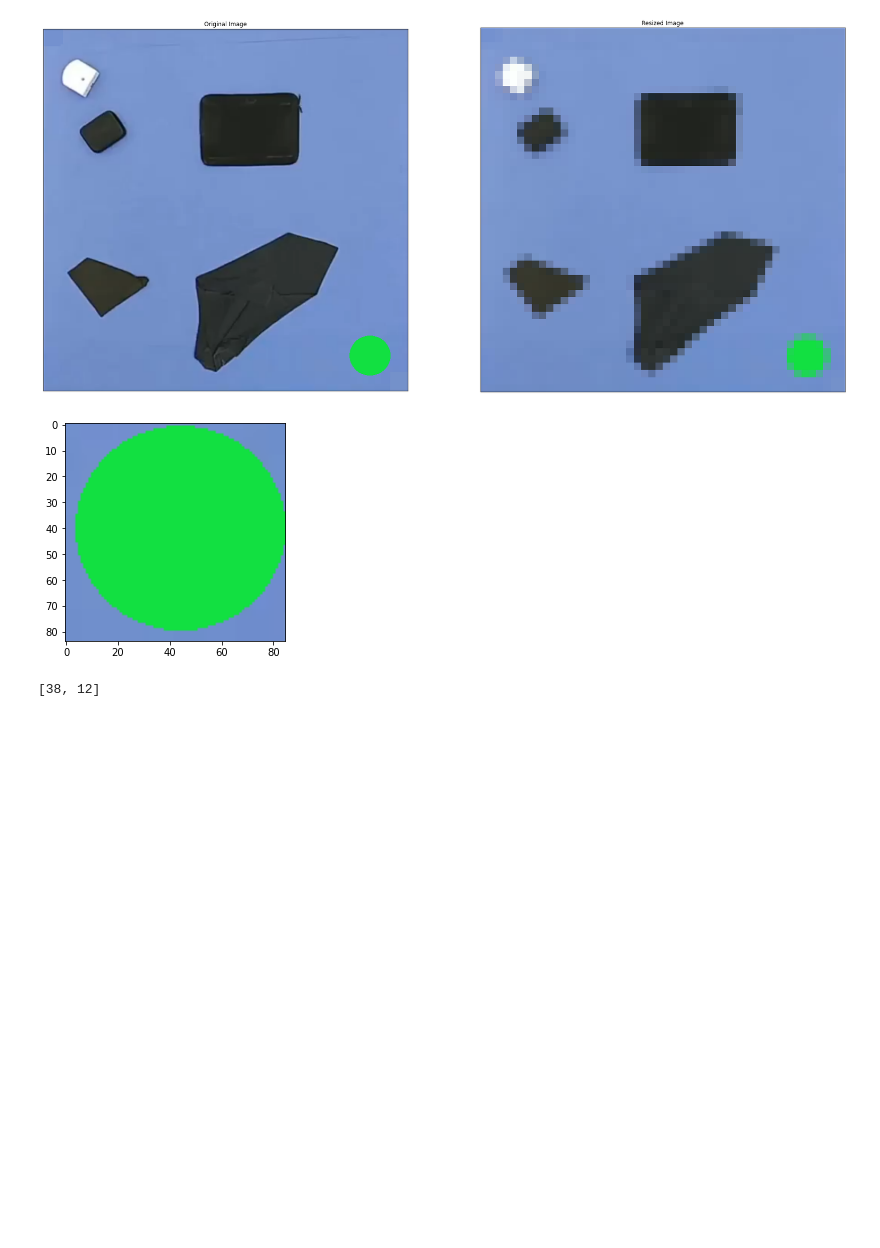
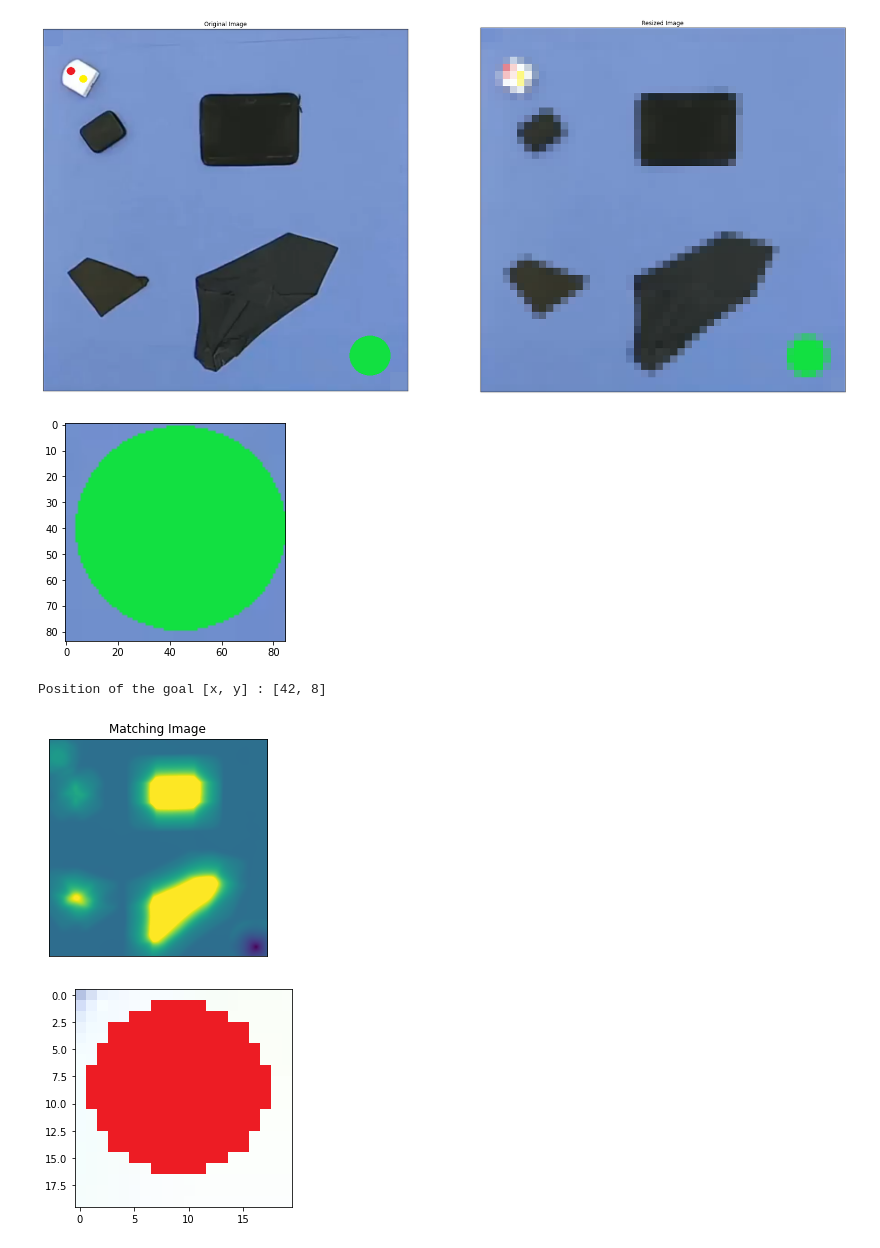
Before and after one commit to jaiswalharsh/BOMR_2020, a Jupyter notebook: Template_matching.ipynb, the cells around one changed output. Drawn from its saved outputs; the diff is of its cells as text; code cells hidden in the pictures; blank space fills up the shorter version.

```diff
--- a/Template_matching.ipynb
+++ b/Template_matching.ipynb
@@ -1,44 +1,97 @@
 # %%
 import cv2
+import math
 import numpy as np
 from matplotlib import pyplot as plt
 from matplotlib import colors
 
 MAP_SIZE = 50
 
-filename = 'input_picture.png'
+filename = 'input_picture_2.png'
 img = cv2.imread(filename, cv2.IMREAD_COLOR)
 original_height, original_width = img.shape[:2]
 
 
 resized = cv2.resize(img, (MAP_SIZE,MAP_SIZE), interpolation = cv2.INTER_AREA)
 plt.figure(figsize=(30,50))
 plt.subplot(121),plt.imshow(img[:,:,::-1])
 plt.title('Original Image'), plt.xticks([]), plt.yticks([])
 plt.subplot(122),plt.imshow(resized[:,:,::-1])
 plt.title('Resized Image'), plt.xticks([]), plt.yticks([])
 
 plt.show
 
-template = img[605:689,600:685,:]
+##################### GOAL ##########################
+template_goal = img[605:689,600:685,:]
 plt.figure()
-plt.imshow(template[:,:,::-1])
+plt.imshow(template_goal[:,:,::-1])
 plt.show()
 
-c, w, h  = template.shape[::-1]
-res = cv2.matchTemplate(img,template,cv2.TM_CCOEFF_NORMED)
+#c, w, h  = template_goal.shape[::-1]
+res = cv2.matchTemplate(img,template_goal,cv2.TM_SQDIFF_NORMED)
 min_val, max_val, min_loc, max_loc = cv2.minMaxLoc(res)
+
+plt.imshow(res)
+plt.title('Matching Image'), plt.xticks([]), plt.yticks([])
 
 goal = min_loc
 x_goal=int(np.round(goal[0]*MAP_SIZE/original_width))
 y_goal=MAP_SIZE-int(np.round(goal[1]*MAP_SIZE/original_height)) #confirm height and width
+goal = [x_goal, y_goal]
+print("Position of the goal [x, y] :", goal)
 
-goal = [x_goal, y_goal]
-print(goal)
+##################### ROBOT ##########################
+template_red_point = img[75:95,45:65,:]
+plt.figure()
+plt.imshow(template_red_point[:,:,::-1])
+plt.show()
+
+res = cv2.matchTemplate(img,template_red_point,cv2.TM_SQDIFF_NORMED)
+min_val, max_val, min_loc, max_loc = cv2.minMaxLoc(res)
 
 plt.imshow(res)
 plt.title('Matching Image'), plt.xticks([]), plt.yticks([])
+
+red = [min_loc[0], min_loc[1]]
+red[1] = original_height-red[1]
+#print("Position of the red point [x, y] :", red)
+
+
+template_yellow_point = img[90:110,70:90,:]
+plt.figure()
+plt.imshow(template_yellow_point[:,:,::-1])
+plt.show()
+
+res = cv2.matchTemplate(img,template_yellow_point,cv2.TM_SQDIFF_NORMED)
+min_val, max_val, min_loc, max_loc = cv2.minMaxLoc(res)
+
+plt.imshow(res)
+plt.title('Matching Image'), plt.xticks([]), plt.yticks([])
+
+yellow = [min_loc[0], min_loc[1]]
+yellow[1] = original_height-yellow[1]
+#print("Position of the yellow point [x, y] :", yellow)
+
+############ Compute pos and orientation ############
+print(red)
+print(yellow)
+print(original_height)
+
+x=(red[0]+yellow[0])/2
+y=(red[1]+yellow[1])/2
+x=int(np.round(x*MAP_SIZE/original_width))
+y=int(np.round(y*MAP_SIZE/original_height))
+
+v = [red[0]-yellow[0], red[1]-yellow[1]]
+print(v)
+
+theta = math.atan2(v[1],v[0])
+
+robot_pose = [x, y, theta]
+print("Position of the robot [x, y, theta] :", robot_pose)
 # %% [output]
-[figure, old version]
+[figure, new version]
 [figure]
-[38, 12]
+Position of the goal [x, y] : [42, 8]
+[figure, new version]
+[figure, added]
```
Also changed, not shown: parts of 1 cell of this notebook.
